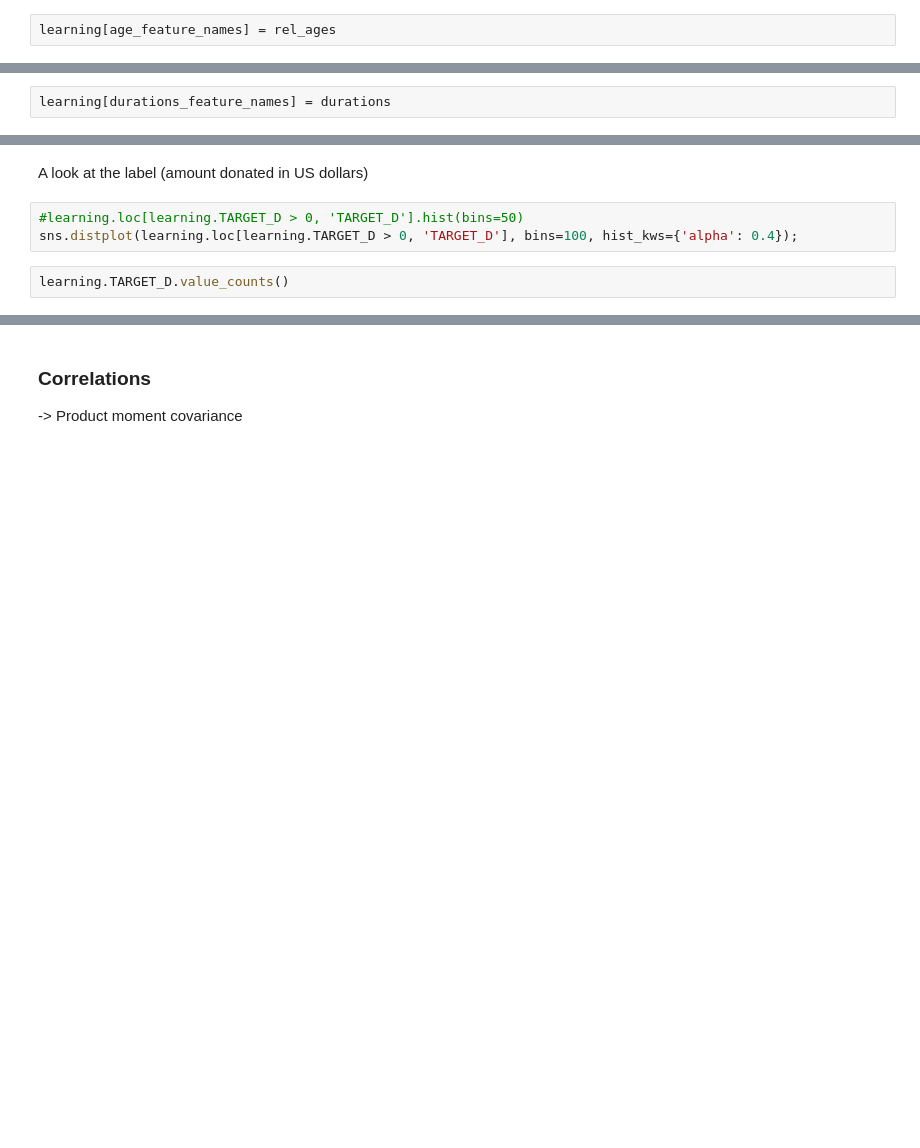
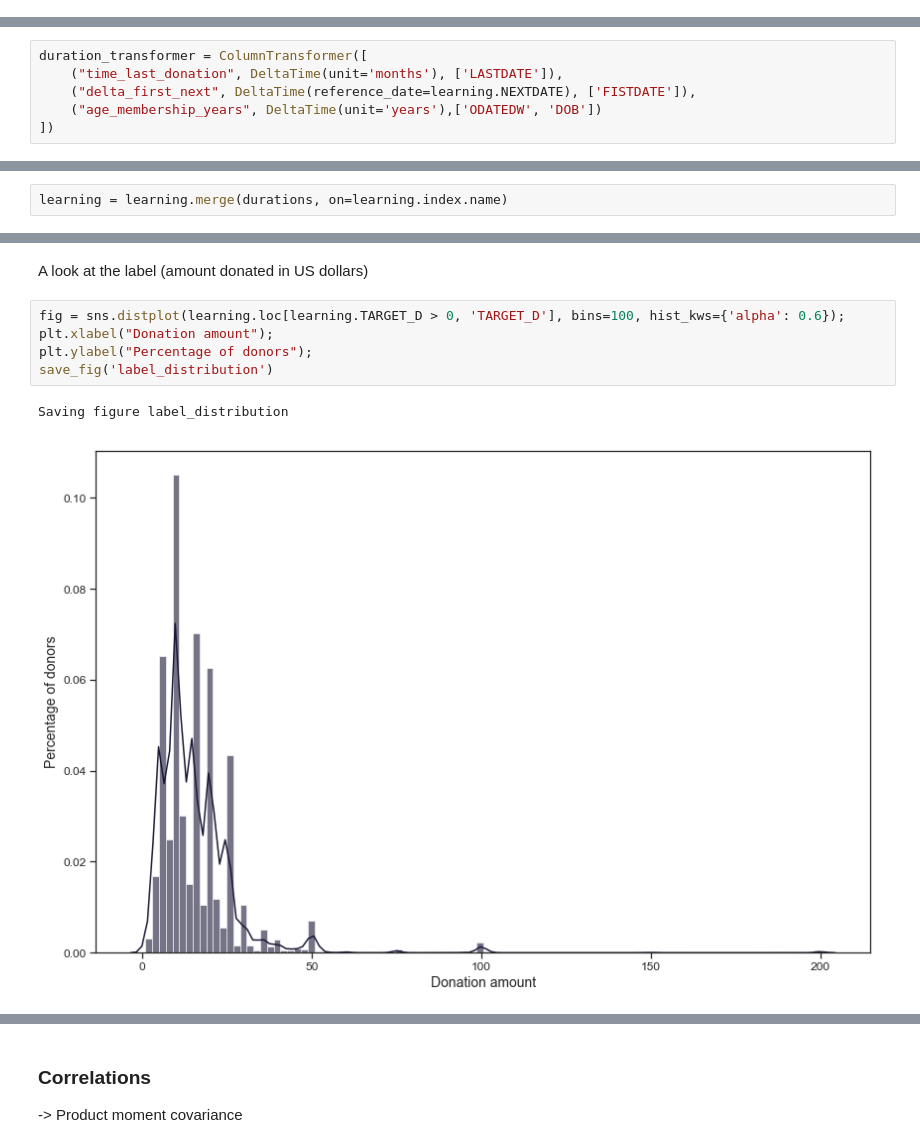
Before and after one commit to datarian/master-thesis-msc-statistics, a Jupyter notebook: code/jupyter_notebooks/eda.ipynb, the cells around one changed output, grey strips where cells are left out. Drawn from its saved outputs; the diff is of its cells as text; blank space fills up the shorter version.

Commit message:
Weekly progress checkin. Reworked transformers, modified data_loader. Worked on EDA

```diff
--- a/code/jupyter_notebooks/eda.ipynb
+++ b/code/jupyter_notebooks/eda.ipynb
@@ -403,2 +380,0 @@ rel_ages = pd.DataFrame(rel_ages, index=learning.index,columns=age_feature_names
-# %%
-learning[age_feature_names] = rel_ages
@@ -412,3 +387,9 @@ duration_transformer = ColumnTransformer([
+# %%
+duration_transformer = ColumnTransformer([
+    ("time_last_donation", DeltaTime(unit='months'), ['LASTDATE']),
+    ("delta_first_next", DeltaTime(reference_date=learning.NEXTDATE), ['FISTDATE']),
+    ("age_membership_years", DeltaTime(unit='years'),['ODATEDW', 'DOB'])
+])
 # %%
 durations = duration_transformer.fit_transform(learning)
 # %%
@@ -423,2 +399,0 @@ durations
-# %%
-learning[durations_feature_names] = durations
@@ -427,9 +400,14 @@ learning.info()
+# %%
+learning = learning.merge(durations, on=learning.index.name)
 # %% [markdown]
 ## Actual EDA
 # %% [markdown]
 A look at the label (amount donated in US dollars)
 # %%
-#learning.loc[learning.TARGET_D > 0, 'TARGET_D'].hist(bins=50)
-sns.distplot(learning.loc[learning.TARGET_D > 0, 'TARGET_D'], bins=100, hist_kws={'alpha': 0.4});
+fig = sns.distplot(learning.loc[learning.TARGET_D > 0, 'TARGET_D'], bins=100, hist_kws={'alpha': 0.6});
+plt.xlabel("Donation amount");
+plt.ylabel("Percentage of donors");
+save_fig('label_distribution')
+# %% [output]
+Saving figure label_distribution
+[figure, added]
-# %%
-learning.TARGET_D.value_counts()
```
Also changed, not shown: parts of 40 cells of this notebook, 3 other files.
